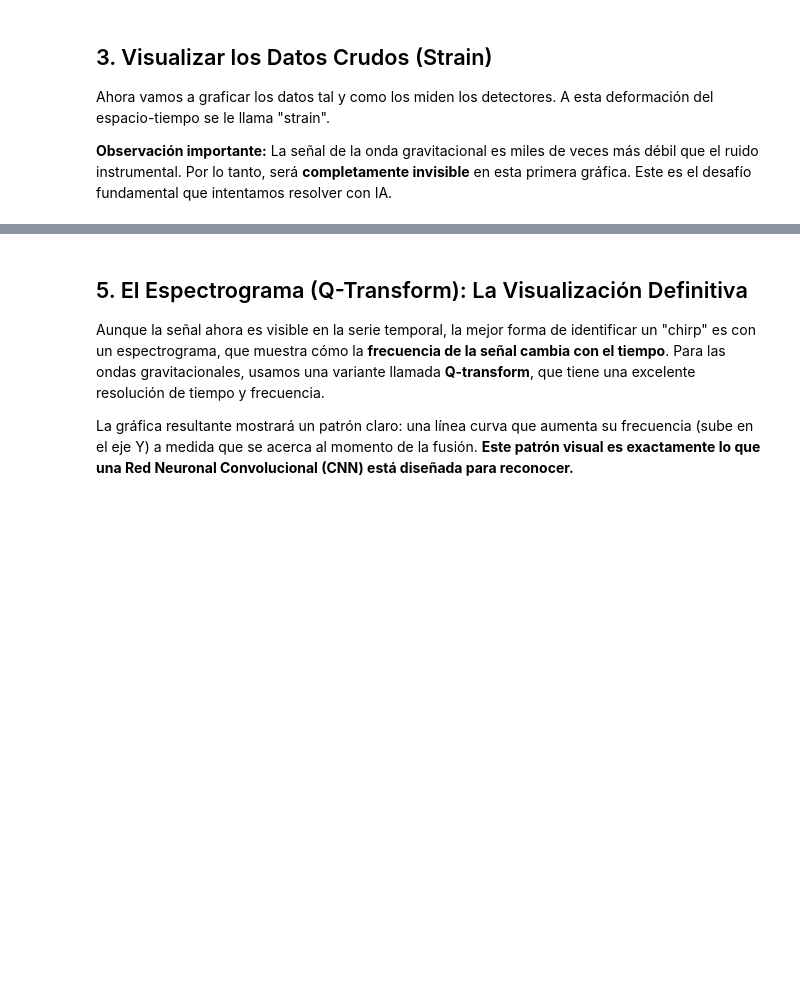
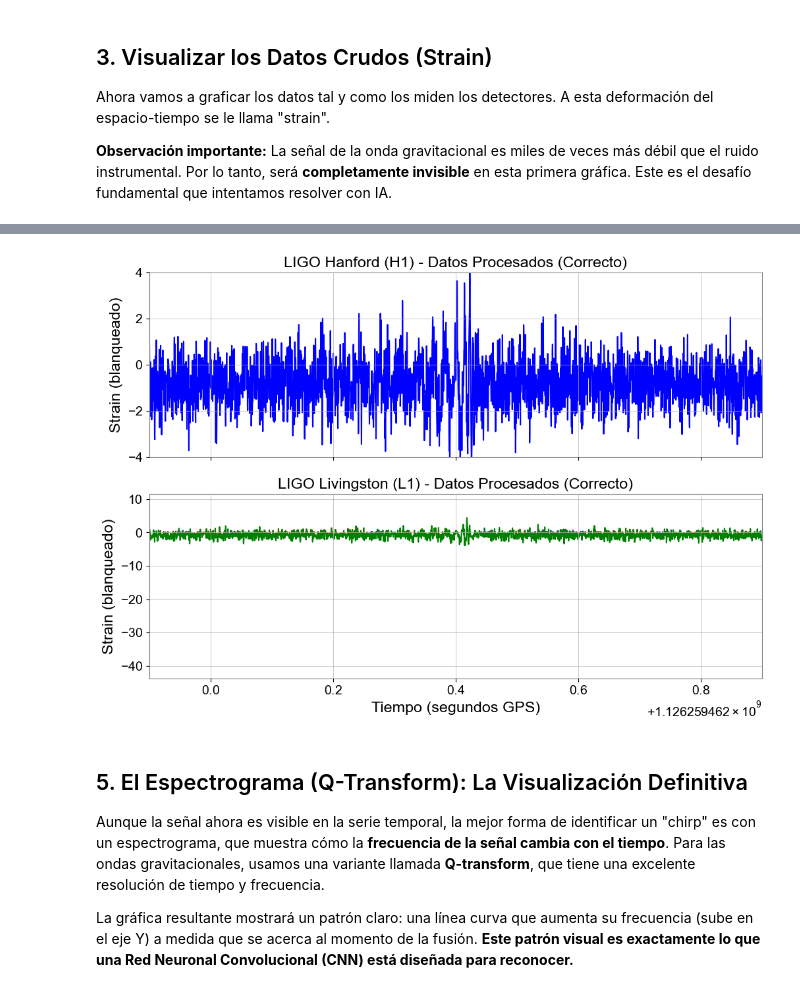
Before and after one commit to Javitax47/TFG_GravitationalWaves_AI, a Jupyter notebook: notebooks/01_Data_Exploration.ipynb, the cells around one changed output, grey strips where cells are left out. Saved outputs shown, nothing was run; the diff lists cells and outputs as text; code cells hidden in the pictures; blank space fills up the shorter version.

Commit message:
data exploration fixed

```diff
--- a/notebooks/01_Data_Exploration.ipynb
+++ b/notebooks/01_Data_Exploration.ipynb
@@ -71,30 +89,34 @@ Aplicaremos estos pasos y volveremos a graficar los datos.
 # %%
-# Hacemos una copia para no modificar los datos originales
-h1_cleaned = h1_data.copy()
-l1_cleaned = l1_data.copy()
+# Centramos el análisis en un periodo más corto de 4 segundos alrededor del evento
+t_event = 1126259462.4
+h1_data_zoom = TimeSeries.fetch_open_data('H1', t_event - 2, t_event + 2, sample_rate=4096)
+l1_data_zoom = TimeSeries.fetch_open_data('L1', t_event - 2, t_event + 2, sample_rate=4096)
 
 # Aplicamos un filtro de banda entre 30 y 350 Hz
-h1_cleaned = h1_cleaned.bandpass(30, 350)
-l1_cleaned = l1_cleaned.bandpass(30, 350)
+h1_cleaned = h1_data_zoom.bandpass(30, 350)
+l1_cleaned = l1_data_zoom.bandpass(30, 350)
 
 # Aplicamos blanqueamiento
 h1_cleaned = h1_cleaned.whiten()
 l1_cleaned = l1_cleaned.whiten()
 
-# Graficamos los datos procesados en una ventana de tiempo más pequeña alrededor del evento
+# Graficamos los datos procesados
 fig, (ax1, ax2) = plt.subplots(2, 1, figsize=(12, 8), sharex=True)
 
 ax1.plot(h1_cleaned.times, h1_cleaned.value, color='blue')
-ax1.set_title("LIGO Hanford (H1) - Datos Procesados")
+ax1.set_title("LIGO Hanford (H1) - Datos Procesados (Correcto)")
 ax1.set_ylabel("Strain (blanqueado)")
-ax1.set_xlim(t_event - 0.5, t_event + 0.5) # Zoom alrededor del evento
+ax1.set_xlim(t_event - 0.5, t_event + 0.5)
+ax1.set_ylim(-4, 4) # Ajustamos el eje Y para ver la señal claramente
 
 ax2.plot(l1_cleaned.times, l1_cleaned.value, color='green')
-ax2.set_title("LIGO Livingston (L1) - Datos Procesados")
+ax2.set_title("LIGO Livingston (L1) - Datos Procesados (Correcto)")
 ax2.set_ylabel("Strain (blanqueado)")
 ax2.set_xlabel("Tiempo (segundos GPS)")
 
 plt.show()
+# %% [output]
+[figure, added]
 # %% [markdown]
 ## 5. El Espectrograma (Q-Transform): La Visualización Definitiva
 
```
Also changed, not shown: parts of 5 cells of this notebook, 1 other file.
